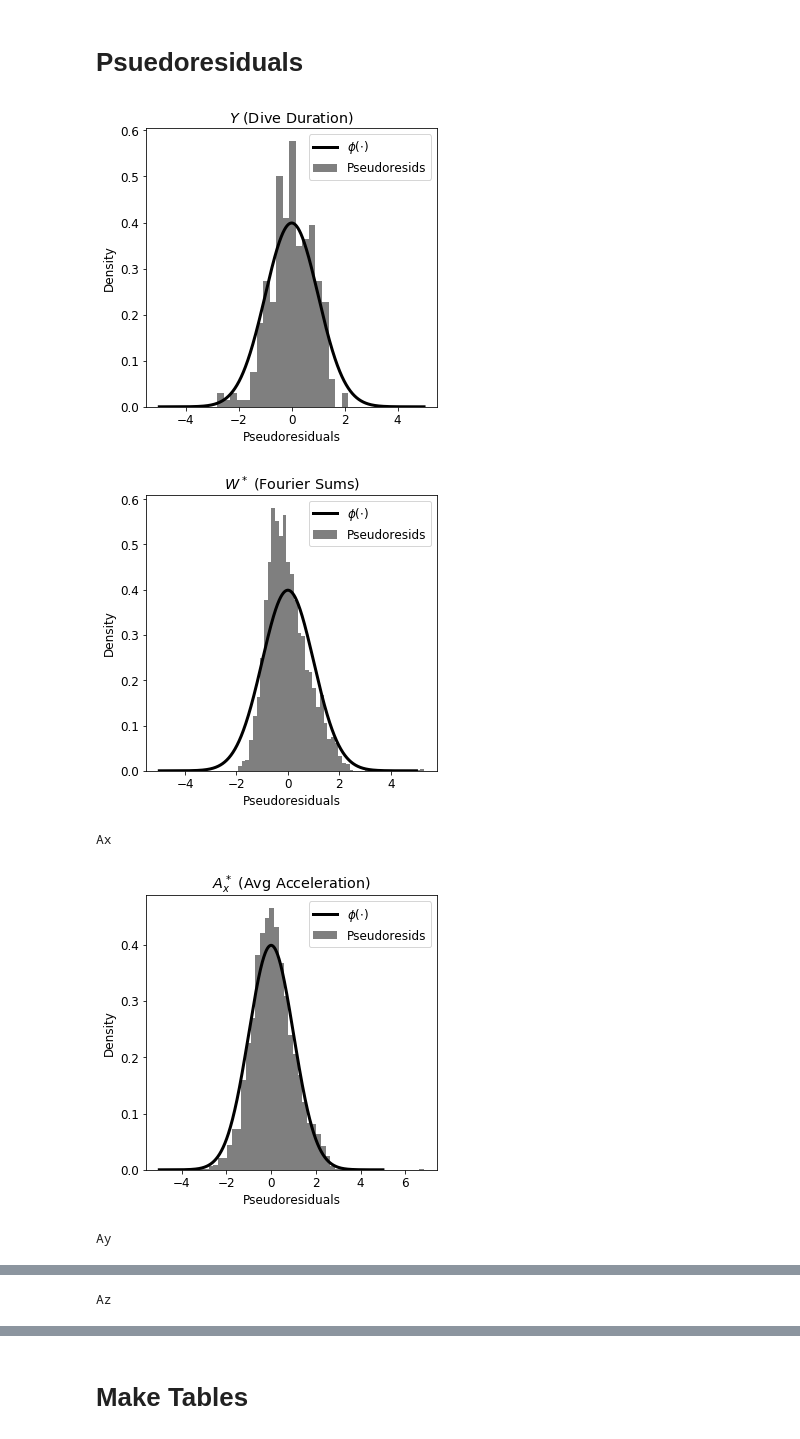
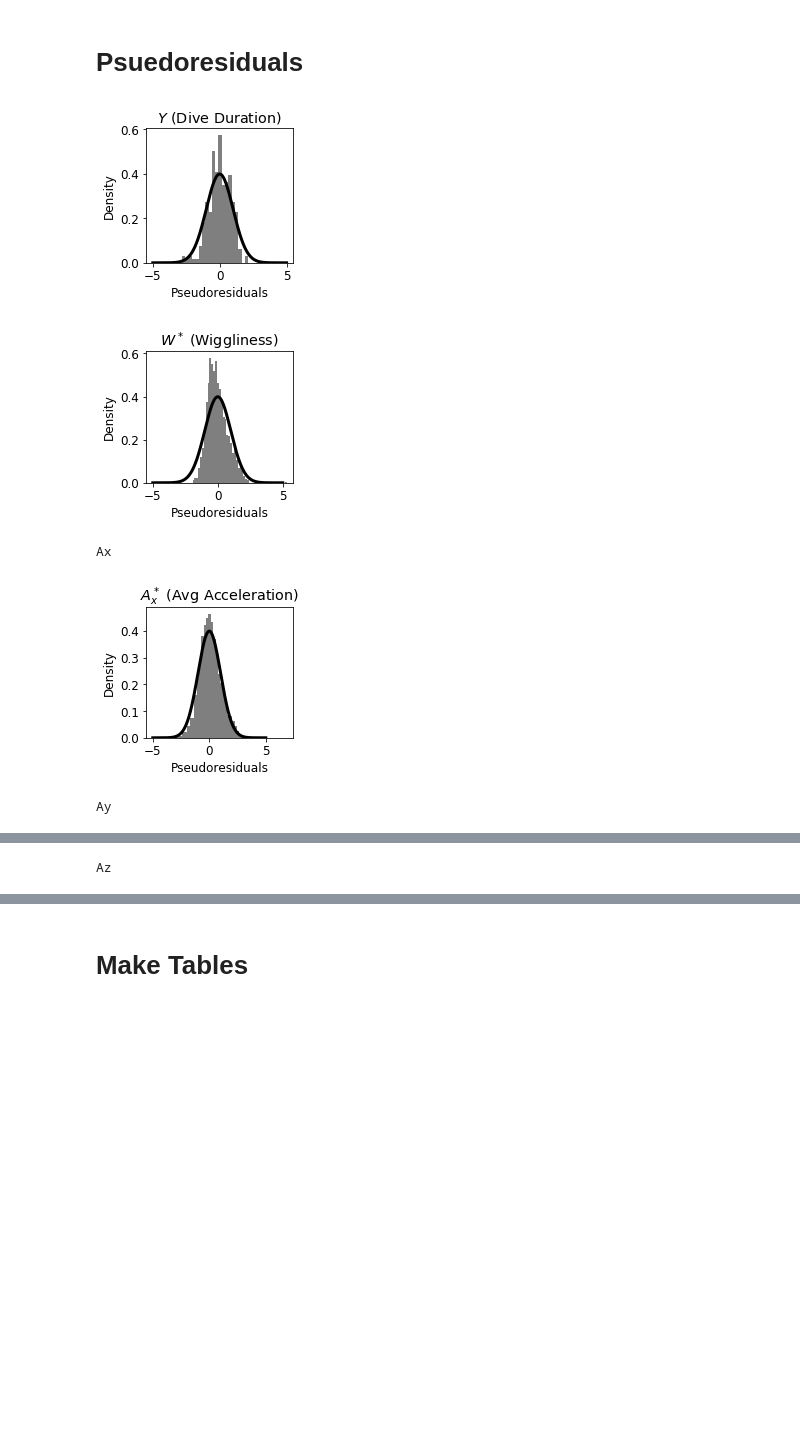
Before and after one commit to evsi8432/CarHHMM, a Jupyter notebook: Code/Final_Code.ipynb, the cells around one changed output, grey strips where cells are left out. Saved outputs shown, nothing was run; the diff lists cells and outputs as text; code cells hidden in the pictures; blank space fills up the shorter version.

```diff
--- a/Code/Final_Code.ipynb
+++ b/Code/Final_Code.ipynb
@@ -439,7 +439,7 @@ sig = hhmm.theta[0]['dive_duration']['sig']
 shape = np.square(mu)/np.square(sig)
 scale = np.square(sig)/np.array(mu)
 
-plt.figure(figsize=(6,6))
+plt.figure(figsize=(3,3))
 for state in range(hhmm.pars.K[0]):
     bins = np.linspace(0.01,mu[state]+5*sig[state],25)
     x = np.linspace(0.01,mu[state]+5*sig[state],10000)
@@ -447,7 +447,7 @@ for state in range(hhmm.pars.K[0]):
     plt.hist(values,weights=weights[state],density=True,bins=bins,color=dive_colors[state],alpha=0.5)
     plt.plot(x,y,color=dive_colors[state],linewidth=3)
 
-plt.legend(['Fit Distribution 1','Fit Distribution 2','Empirical Histogram 1','Empirical Histogram 2'],fontsize=12)
+#plt.legend(['Fit Distribution 1','Fit Distribution 2','Empirical Histogram 1','Empirical Histogram 2'],fontsize=12)
 for state in range(hhmm.pars.K[0]):
     x = np.linspace(0.01,mu[state]+5*sig[state],10000)
     y = gamma.pdf(x,shape[state],0,scale[state])
@@ -476,7 +476,7 @@ if model != 'CarHHMM1':
     shape = np.square(mu)/np.square(sig)
     scale = np.square(sig)/np.array(mu)
     for state in range(hhmm.pars.K[1]):
-        plt.figure(figsize=(6,6))
+        plt.figure(figsize=(3,3))
         bins = np.linspace(0.01,mu[state]+5*sig[state],100)
         plt.hist(values,weights=weights[state],density=True,bins=bins,color=subdive_colors[state],alpha=0.5)
         xlim = plt.gca().get_xlim()
@@ -484,12 +484,12 @@ if model != 'CarHHMM1':
         x = np.linspace(0.01,mu[state]+5*sig[state],10000)
         y = gamma.pdf(x,shape[state],0,scale[state])
         plt.plot(x,y,color='k',linewidth=1)
-        plt.title(r'$W^*$, Subdive Type %d'%(state+1))
+        plt.title(r'$W^*$, Subdive State %d'%(state+1))
         plt.xlim(xlim)
-        plt.xlabel(r'$W^*$')
+        plt.xlabel('Wiggliness')
         plt.ylim(ylim)
         plt.ylabel('Density')
-        plt.legend(['Fit Distribution','Empirical Histogram'],fontsize=12)
+        #plt.legend(['Fit Distribution','Empirical Histogram'],fontsize=12)
         plt.hist(values,weights=weights[state],density=True,bins=bins,color='k',alpha=0.1)
         plt.plot(x,y,color=subdive_colors[state],linewidth=3)
         plt.plot(x,y,color='k',linewidth=1)
@@ -517,7 +517,7 @@ for feature in ['Ax','Ay','Az']:
                 seg_tm1 = seg
 
     for state in range(hhmm.pars.K[1]):
-        plt.figure(figsize=(6,6))
+        plt.figure(figsize=(3,3))
         bins = np.linspace(-5*sig[state],5*sig[state],100)
         plt.hist(values[state],weights=weights[state],density=True,bins=bins,
                  color=subdive_colors[state],alpha=0.5)
@@ -526,8 +526,8 @@ for feature in ['Ax','Ay','Az']:
         plt.plot(x,y,color=subdive_colors[state],linewidth=3)
         plt.ylabel('Density')
         plt.xlabel('$\Delta \mathbf{a}_%s \enspace (m/s^2)$'%feature[-1])
-        plt.title(r'$A^*_%s$, Subdive Type %d'%(feature[-1],state+1))
-        plt.legend(['Fit Distribution','Empirical Histogram'],fontsize=12)
+        plt.title(r'$A^*_%s$, Subdive State %d'%(feature[-1],state+1))
+        #plt.legend(['Fit Distribution','Empirical Histogram'],fontsize=12)
         plt.plot(x,y,color='k',linewidth=1)
         plt.hist(values[state],weights=weights[state],density=True,bins=bins,
                  color='k',alpha=0.1)
@@ -570,15 +570,15 @@ for dive in data:
                          shape[state],0,scale[state])
     psuedoresids.append(norm.ppf(cdf))
 
-plt.figure(figsize=(5,5))
+plt.figure(figsize=(3,3))
 plt.hist(psuedoresids,density=True,bins=20,color='k',alpha=0.5)
 plt.title('$Y$ (Dive Duration)')
 plt.plot(x,y,color='k',linewidth=3)
 plt.xlabel('Pseudoresiduals')
 plt.ylabel('Density')
-plt.legend(['$\phi(\cdot)$','Pseudoresids'],fontsize=12)
+#plt.legend(['$\phi(\cdot)$','Pseudoresids'],fontsize=12)
 plt.tight_layout()
-plt.savefig('../Plots/%s_psedoresids_Dive_Duration.png'%model)
+plt.savefig('../Plots/%s_psedoresids_Dive_Duration.png'%model,dpi=500)
 plt.show()
 
 # A-hat
@@ -598,50 +598,50 @@ if model != 'CarHHMM1':
                         gamma.cdf(seg['Ahat_low'],shape[state],0,scale[state])
             psuedoresids.append(norm.ppf(cdf))
 
-    plt.figure(figsize=(5,5))
+    plt.figure(figsize=(3,3))
     plt.hist(psuedoresids,density=True,bins=50,color='k',alpha=0.5)
-    plt.title(r'$W^*$ (Fourier Sums)')
+    plt.title(r'$W^*$ (Wiggliness)')
     plt.plot(x,y,color='k',linewidth=3)
     plt.xlabel('Pseudoresiduals')
     plt.ylabel('Density')
-    plt.legend(['$\phi(\cdot)$','Pseudoresids'],fontsize=12)
+    #plt.legend(['$\phi(\cdot)$','Pseudoresids'],fontsize=12)
     plt.tight_layout()
     plt.savefig('../Plots/%s_psedoresids_ahat.png'%model)
     plt.show()
 
 for feature in ['Ax','Ay','Az']:
     print(feature)
     mu = hhmm.theta[1][0][feature]['mu']
     sig = hhmm.theta[1][0][feature]['sig']
     corr = expit(hhmm.theta[1][0][feature]['corr'])
 
     psuedoresids = []
 
     for state in range(hhmm.pars.K[1]):
         for dive in data:
             seg_tm1 = dive['subdive_features'][0]
             for seg in dive['subdive_features'][1:]:
                 cdf = 0
                 for state in range(hhmm.pars.K[1]):
                     mean = corr[state]*seg_tm1[feature] + (1.0-corr[state])*mu[state]
                     cdf += seg['subdive_state_probs'][state] * \
                             norm.cdf(seg[feature],mean,sig[state])
                 seg_tm1 = seg
                 psuedoresids.append(norm.ppf(cdf))
 
-    plt.figure(figsize=(5,5))
+    plt.figure(figsize=(3,3))
     plt.hist(psuedoresids,density=True,bins=50,color='k',alpha=0.5)
     plt.plot(x,y,color='k',linewidth=3)
     plt.title(r'$A^*_%s$ (Avg Acceleration)'%feature[-1])
     plt.xlabel('Pseudoresiduals')
     plt.ylabel('Density')
-    plt.legend(['$\phi(\cdot)$','Pseudoresids'],fontsize=12)
+    #plt.legend(['$\phi(\cdot)$','Pseudoresids'],fontsize=10)
     plt.tight_layout()
-    plt.savefig('../Plots/%s_psedoresids_%s.png'%(model,feature))
+    plt.savefig('../Plots/%s_psedoresids_%s.png'%(model,feature),dpi=500)
     plt.show()
 # %% [output]
-[figure, old version]
+[figure, new version]
-[figure, old version]
+[figure, new version]
 Ax
-[figure, old version]
+[figure, new version]
 Ay
```
Also changed, not shown: parts of 6 cells of this notebook, 24 other files.
